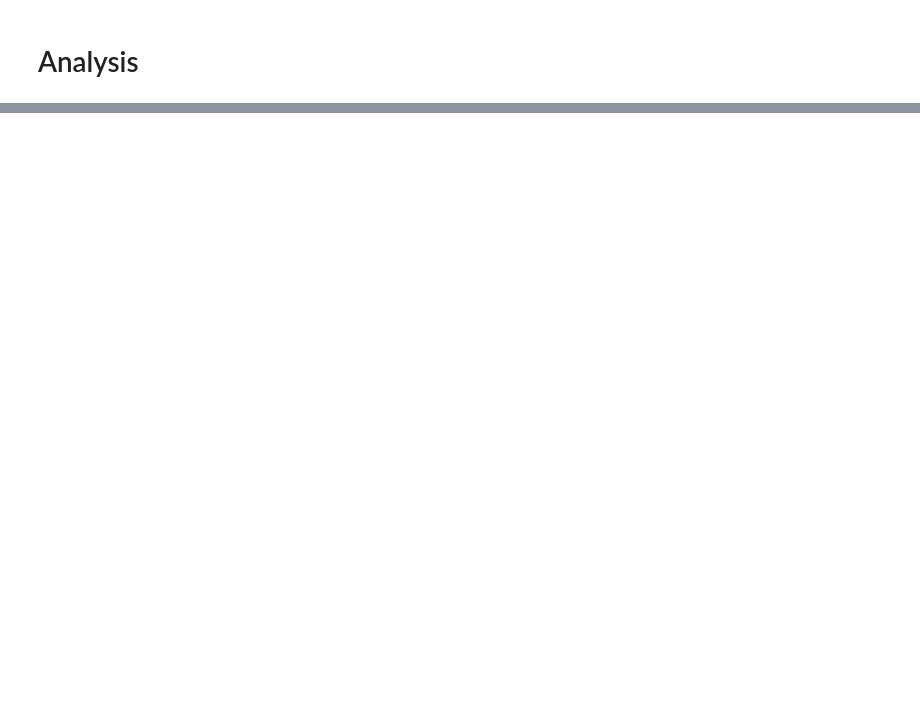
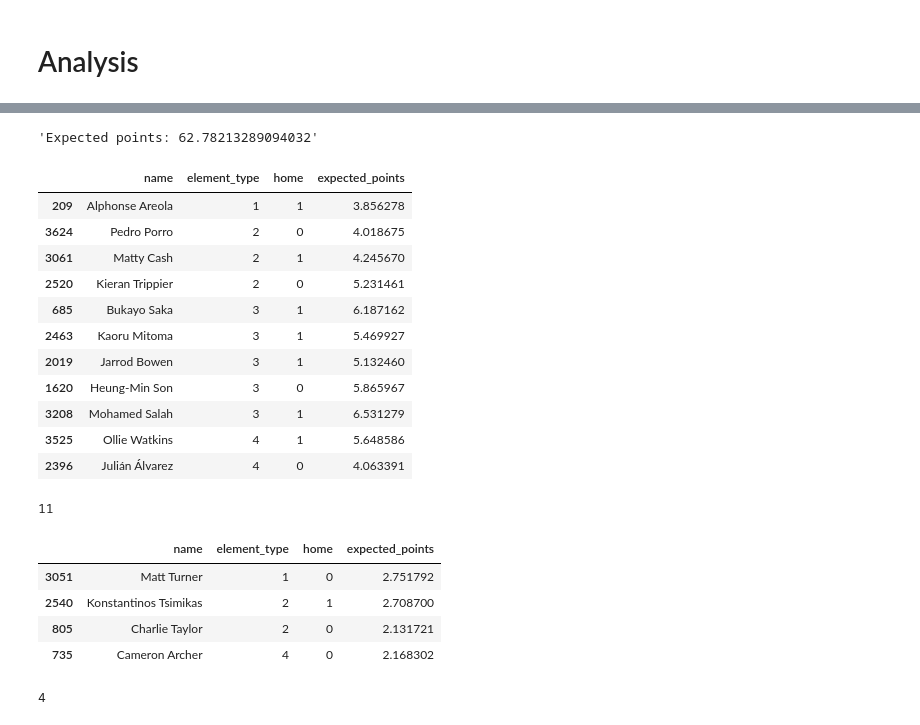
Before and after one commit to jaksticks/Fantasy-Premier-League, a Jupyter notebook: season23_24/notebooks/6_player_analysis.ipynb, the cells around one changed output, grey strips where cells are left out. Saved outputs shown, nothing was run; the diff lists cells and outputs as text; code cells hidden in the pictures; blank space fills up the shorter version.

```diff
--- a/season23_24/notebooks/6_player_analysis.ipynb
+++ b/season23_24/notebooks/6_player_analysis.ipynb
@@ -1,5 +1,5 @@
 # %%
-latest_gameweek = 10
+latest_gameweek = 11
 # %%
 import pandas as pd
 import numpy as np
@@ -45,32 +132,53 @@ fpl_df.loc[fpl_df['name'].str.contains('Areola'), ['name', 'gameweek', 'gameweek
 # %%
 my_gameweek = latest_gameweek+1
 
-my_starting_11_names = ['Areola', 'Tsimikas', 'Cash', 'Trippier', 'Saka', 'Maddison','Bowen', 'Son', 'Salah',
+my_starting_11_names = ['Areola', 'Porro', 'Cash', 'Trippier', 'Saka', 'Mitoma','Bowen', 'Son', 'Salah',
                   'Watkins', 'Julián Álvarez']
-my_subs_names = ['Turner','Porro', 'Taylor', 'Archer',]
+my_subs_names = ['Turner','Tsimikas', 'Taylor', 'Archer',]
 
 my_starting_11 = pd.DataFrame()
 for my_name in my_starting_11_names:
     my_starting_11 = pd.concat([
                     my_starting_11,
                     projections[(projections.gameweek==my_gameweek) & (projections.name.str.contains(my_name))]
                     ])
 
 my_subs = pd.DataFrame()
 for my_name in my_subs_names:
     my_subs = pd.concat([
                     my_subs,
                     projections[(projections.gameweek==my_gameweek) & (projections.name.str.contains(my_name))]
                     ])
 
 expected_points = my_starting_11['expected_points'].sum() + my_starting_11['expected_points'].max()
 display(f'Expected points: {expected_points}')
 
 display(my_starting_11[['name', 'element_type', 'home', 'expected_points']])
 display(my_starting_11.shape[0])
 
 display(my_subs[['name', 'element_type', 'home', 'expected_points']])
 display(my_subs.shape[0])
+# %% [output]
+'Expected points: 62.78213289094032'
+|  | name | element_type | home | expected_points |
+| 209 | Alphonse Areola | 1 | 1 | 3.856278 |
+| 3624 | Pedro Porro | 2 | 0 | 4.018675 |
+| 3061 | Matty Cash | 2 | 1 | 4.245670 |
+| 2520 | Kieran Trippier | 2 | 0 | 5.231461 |
+| 685 | Bukayo Saka | 3 | 1 | 6.187162 |
+| 2463 | Kaoru Mitoma | 3 | 1 | 5.469927 |
+| 2019 | Jarrod Bowen | 3 | 1 | 5.132460 |
+| 1620 | Heung-Min Son | 3 | 0 | 5.865967 |
+| 3208 | Mohamed Salah | 3 | 1 | 6.531279 |
+| 3525 | Ollie Watkins | 4 | 1 | 5.648586 |
+| 2396 | Julián Álvarez | 4 | 0 | 4.063391 |
+11
+|  | name | element_type | home | expected_points |
+| 3051 | Matt Turner | 1 | 0 | 2.751792 |
+| 2540 | Konstantinos Tsimikas | 2 | 1 | 2.708700 |
+| 805 | Charlie Taylor | 2 | 0 | 2.131721 |
+| 735 | Cameron Archer | 4 | 0 | 2.168302 |
+4
 # %%
 (projections[(projections.gameweek==(latest_gameweek+1))]
  .groupby('name')
```
Also changed, not shown: parts of 10 cells of this notebook, 26 other files.
